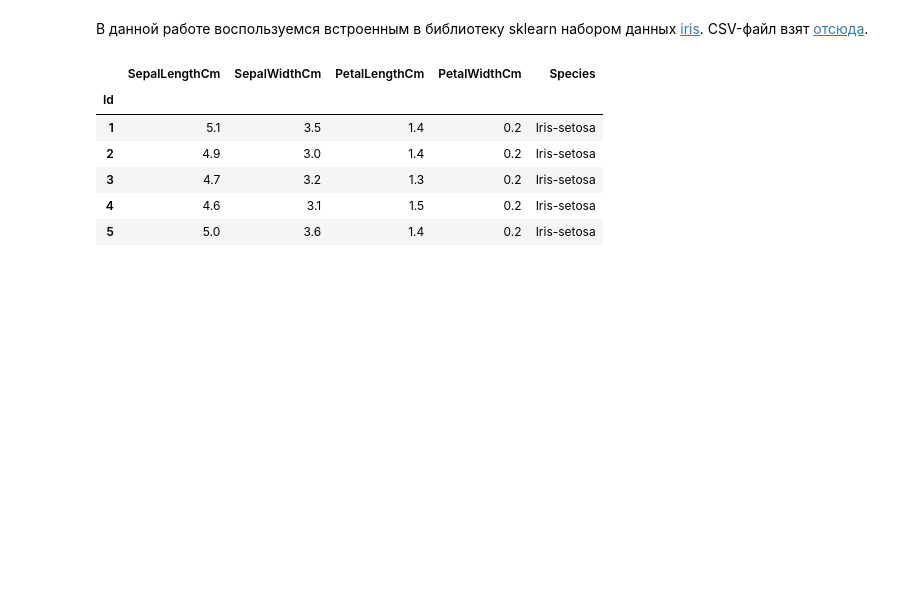
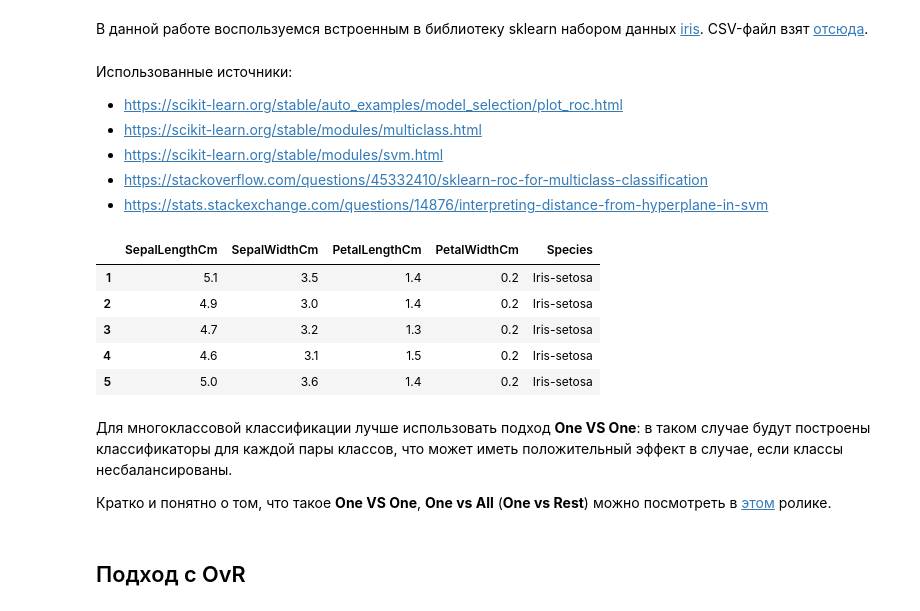
Before and after one commit to kotypopadayutvray/univ_ml_methods, a Jupyter notebook: Лабораторная работа 4/multi_classif.ipynb, the cells around one changed output. Cells and saved outputs as stored; diff of their text form; code cells hidden in the pictures; blank space fills up the shorter version.

```diff
--- a/Лабораторная работа 4/multi_classif.ipynb
+++ b/Лабораторная работа 4/multi_classif.ipynb
@@ -1,5 +1,12 @@
 # %% [markdown]
 В данной работе воспользуемся встроенным в библиотеку sklearn набором данных [iris](https://archive.ics.uci.edu/ml/datasets/Iris). CSV-файл взят [отсюда](https://www.kaggle.com/uciml/iris).
+# %% [markdown]
+Использованные источники:
+* https://scikit-learn.org/stable/auto_examples/model_selection/plot_roc.html
+* https://scikit-learn.org/stable/modules/multiclass.html
+* https://scikit-learn.org/stable/modules/svm.html
+* https://stackoverflow.com/questions/45332410/sklearn-roc-for-multiclass-classification
+* https://stats.stackexchange.com/questions/14876/interpreting-distance-from-hyperplane-in-svm
 # %%
 import numpy as np
 import pandas as pd
@@ -14,10 +21,10 @@ from sklearn.model_selection import train_test_split
 pd.options.display.max_columns = None
 # %%
 data = pd.read_csv('iris.csv', index_col=0)
+data.index.name = None
 data.head()
 # %% [output]
 |  | SepalLengthCm | SepalWidthCm | PetalLengthCm | PetalWidthCm | Species |
-| Id |  |  |  |  |  |
 | 1 | 5.1 | 3.5 | 1.4 | 0.2 | Iris-setosa |
 | 2 | 4.9 | 3.0 | 1.4 | 0.2 | Iris-setosa |
 | 3 | 4.7 | 3.2 | 1.3 | 0.2 | Iris-setosa |
@@ -25,0 +56,6 @@ data.head()
+# %% [markdown]
+Для многоклассовой классификации лучше использовать подход **One VS One**: в таком случае будут построены классификаторы для каждой пары классов, что может иметь положительный эффект в случае, если классы несбалансированы.
+
+Кратко и понятно о том, что такое **One VS One**, **One vs All** (**One vs Rest**) можно посмотреть в [этом](https://www.youtube.com/watch?v=_s3z8dQX3pM) ролике.
+# %% [markdown]
+## Подход с OvR
```
Also changed, not shown: parts of 21 cells of this notebook, 1 other file.
